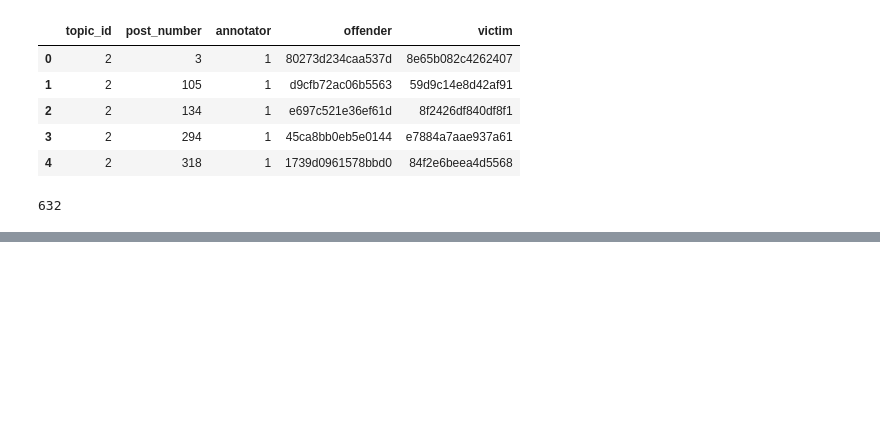
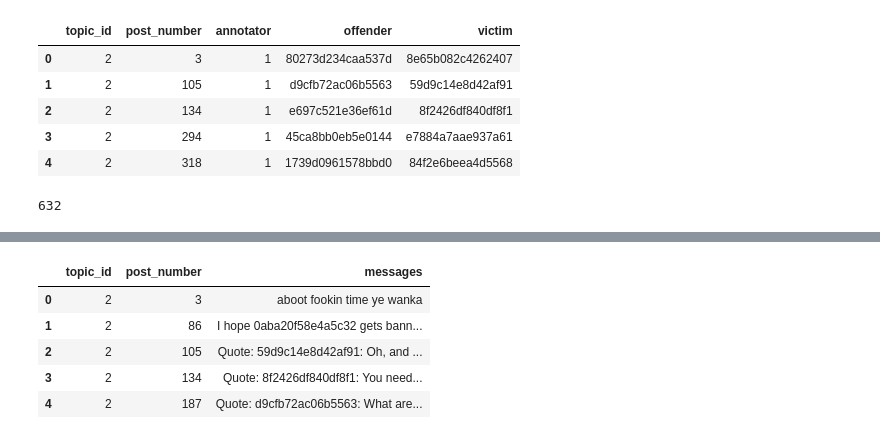
Before and after one commit to masakljun/nlp-project, a Jupyter notebook: code/03_Preprocess_cyberbullying.ipynb, the cells around one changed output, grey strips where cells are left out. Saved outputs shown, nothing was run; the diff lists cells and outputs as text; code cells hidden in the pictures; blank space fills up the shorter version.

```diff
--- a/code/03_Preprocess_cyberbullying.ipynb
+++ b/code/03_Preprocess_cyberbullying.ipynb
@@ -26,0 +128,11 @@ ParserError: Error tokenizing data. C error: Buffer overflow caught - possible m
+# %%
+# Test read
+new_df = pd.read_csv("data/filtered/lol_cyberbullying.csv", sep = ";")
+new_df.head()
+# %% [output]
+|  | topic_id | post_number | messages |
+| 0 | 2 | 3 | aboot fookin time ye wanka |
+| 1 | 2 | 86 | I hope 0aba20f58e4a5c32 gets bann... |
+| 2 | 2 | 105 | Quote: 59d9c14e8d42af91: Oh, and ... |
+| 3 | 2 | 134 | Quote: 8f2426df840df8f1: You need... |
+| 4 | 2 | 187 | Quote: d9cfb72ac06b5563: What are... |
```
Also changed, not shown: parts of 9 cells of this notebook, 6 other files.
